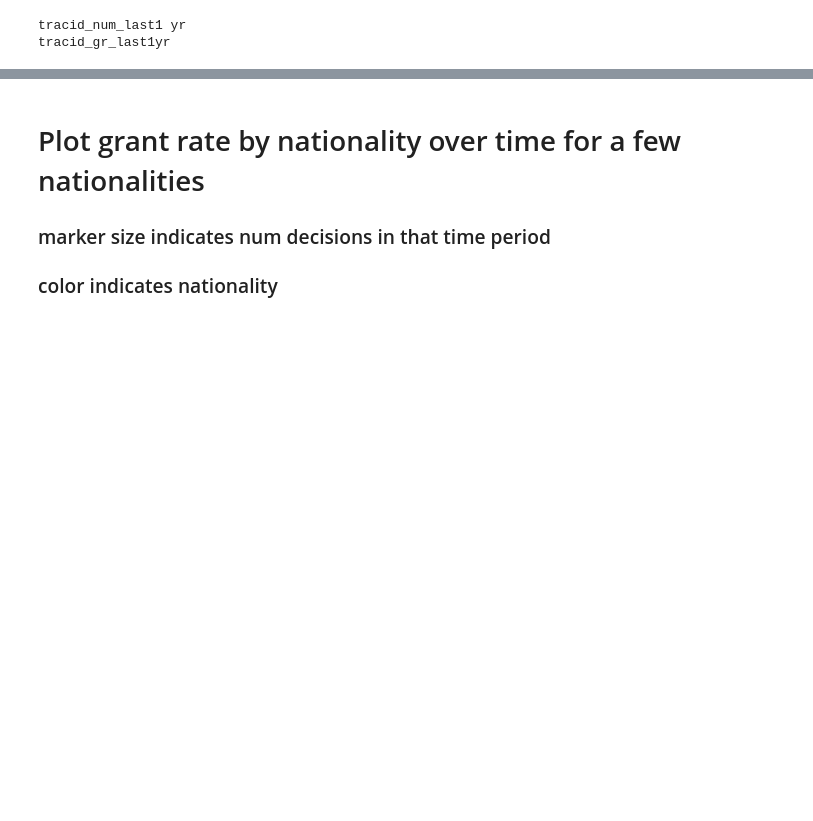
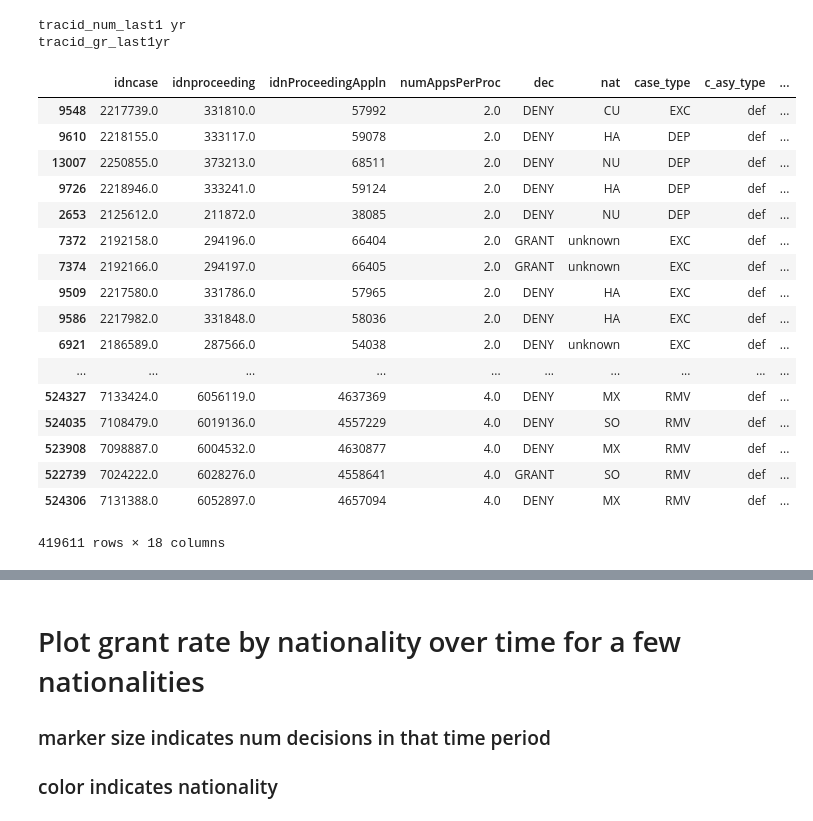
Before and after one commit to aspenyoo/refugees, a Jupyter notebook: time_features.ipynb, the cells around one changed output, grey strips where cells are left out. Cells and saved outputs as stored; diff of their text form; code cells hidden in the pictures; blank space fills up the shorter version.

```diff
--- a/time_features.ipynb
+++ b/time_features.ipynb
@@ -19,10 +16,6 @@ master_app = pd.read_csv('/home/emilyboeke/merged_full_asylum_master_app.csv')
 #load the idncases in the training set, and select the rows of master_app that correspond to those cases.
 path = '/home/emilyboeke/'
 
-train_cases = pd.read_csv(path + 'train_cases_any_asylum.csv',header=None).values
-train_cases = train_cases.reshape(train_cases.shape[0])
-master_app = master_app[master_app.idncase.isin(train_cases)]
-
 
 master_app['osc_date'] = pd.to_datetime(master_app['osc_date'],infer_datetime_format = True)
 master_app['comp_date'] = pd.to_datetime(master_app['comp_date'],infer_datetime_format = True)
@@ -110,3 +158,24 @@ master_app['comp_year'] = master_app['comp_date'].dt.year
 nat_yr_grantrate = master_app.groupby(['nat','comp_year'],as_index=False).dec.agg({
     'gr': lambda x: (len(x[x =='GRANT'])/ ( len(x[x =='GRANT']) + len(x[x =='DENY']))),
     'num_dec': lambda x:( len(x[x =='GRANT']) + len(x[x =='DENY']))})
+# %%
+recent_g_hist_n_d(master_app,'tracid',10)
+# %% [output]
+|  | idncase | idnproceeding | idnProceedingAppln | numAppsPerProc | dec | nat | case_type | c_asy_type | ... |
+| 9548 | 2217739.0 | 331810.0 | 57992 | 2.0 | DENY | CU | EXC | def | ... |
+| 9610 | 2218155.0 | 333117.0 | 59078 | 2.0 | DENY | HA | DEP | def | ... |
+| 13007 | 2250855.0 | 373213.0 | 68511 | 2.0 | DENY | NU | DEP | def | ... |
+| 9726 | 2218946.0 | 333241.0 | 59124 | 2.0 | DENY | HA | DEP | def | ... |
+| 2653 | 2125612.0 | 211872.0 | 38085 | 2.0 | DENY | NU | DEP | def | ... |
+| 7372 | 2192158.0 | 294196.0 | 66404 | 2.0 | GRANT | unknown | EXC | def | ... |
+| 7374 | 2192166.0 | 294197.0 | 66405 | 2.0 | GRANT | unknown | EXC | def | ... |
+| 9509 | 2217580.0 | 331786.0 | 57965 | 2.0 | DENY | HA | EXC | def | ... |
+| 9586 | 2217982.0 | 331848.0 | 58036 | 2.0 | DENY | HA | EXC | def | ... |
+| 6921 | 2186589.0 | 287566.0 | 54038 | 2.0 | DENY | unknown | EXC | def | ... |
+| ... | ... | ... | ... | ... | ... | ... | ... | ... | ... |
+| 524327 | 7133424.0 | 6056119.0 | 4637369 | 4.0 | DENY | MX | RMV | def | ... |
+| 524035 | 7108479.0 | 6019136.0 | 4557229 | 4.0 | DENY | SO | RMV | def | ... |
+| 523908 | 7098887.0 | 6004532.0 | 4630877 | 4.0 | DENY | MX | RMV | def | ... |
+| 522739 | 7024222.0 | 6028276.0 | 4558641 | 4.0 | GRANT | SO | RMV | def | ... |
+| 524306 | 7131388.0 | 6052897.0 | 4657094 | 4.0 | DENY | MX | RMV | def | ... |
+419611 rows × 18 columns
```
Also changed, not shown: parts of 5 cells of this notebook, 1 other file.
